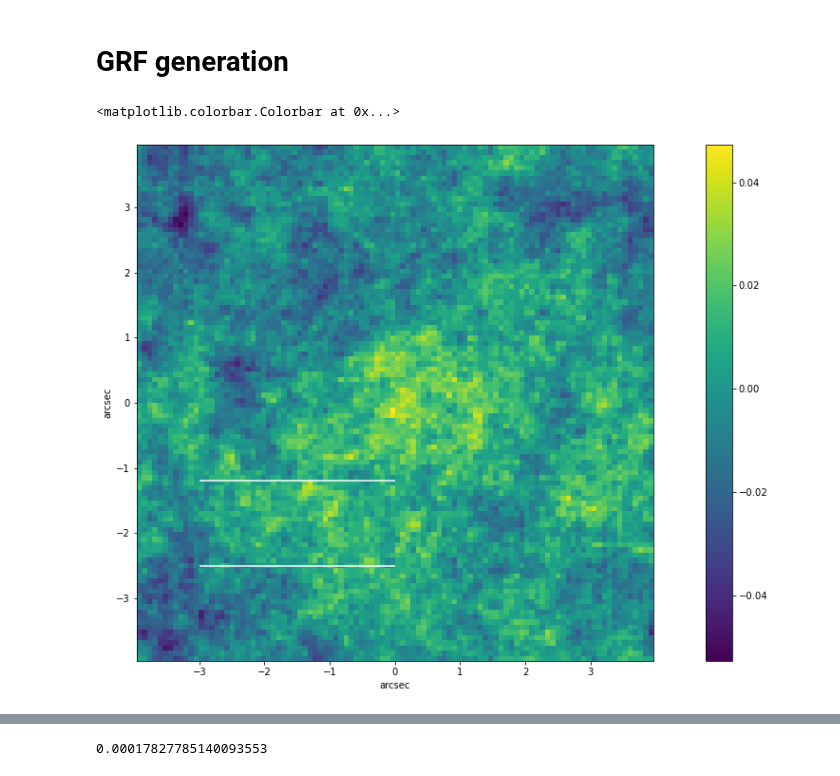
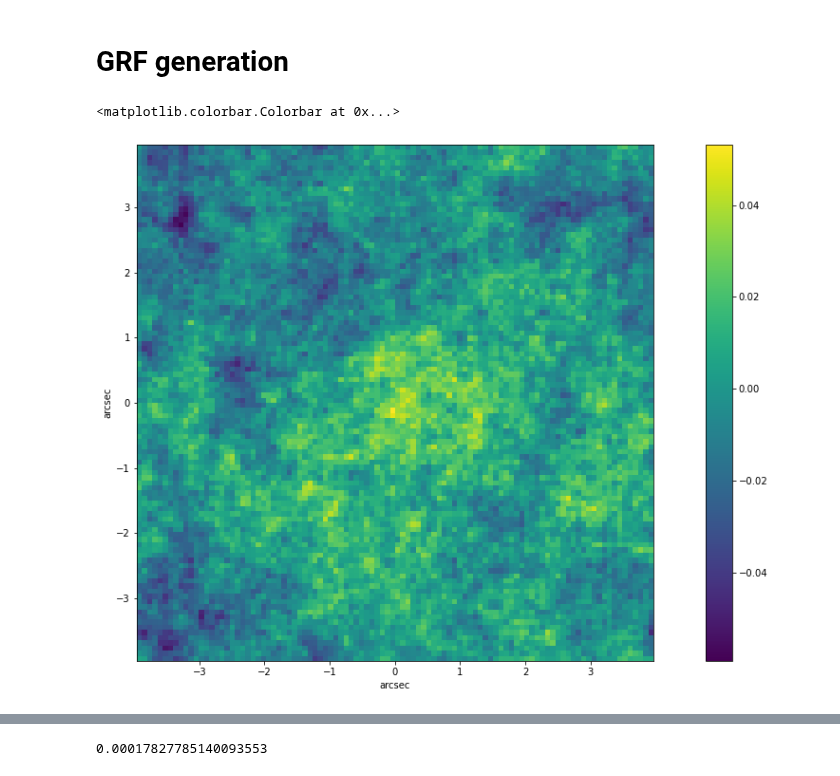
Before and after one commit to Herculens/herculens, a Jupyter notebook: GRF_perturbations/Notebooks/GRF region restriction.ipynb, the cells around one changed output, grey strips where cells are left out. Saved outputs shown, nothing was run; the diff lists cells and outputs as text; code cells hidden in the pictures.

```diff
--- a/GRF_perturbations/Notebooks/GRF region restriction.ipynb
+++ b/GRF_perturbations/Notebooks/GRF region restriction.ipynb
@@ -108,16 +108,16 @@ PS=power_spectrum(GRF_params,k_grid)
 # %%
 plt.figure(figsize=(20,10))
 plt.imshow(field,extent=extent)
 
-plt.hlines(-1.2,-3,0,colors='w')
-plt.hlines(-2.5,-3,0,colors='w')
+#plt.hlines(-1.2,-3,0,colors='w')
+#plt.hlines(-2.5,-3,0,colors='w')
 
 plt.xlabel('arcsec')
 plt.ylabel('arcsec')
 plt.colorbar()
 # %% [output]
 <matplotlib.colorbar.Colorbar at 0x...>
-[figure, old version]
+[figure, new version]
 # %%
 GRF_params=[-7,2.]
 field=get_jaxified_GRF(GRF_params,1,100,0.08)
```
Also changed, not shown: parts of 130 cells of this notebook, 2 other files.
